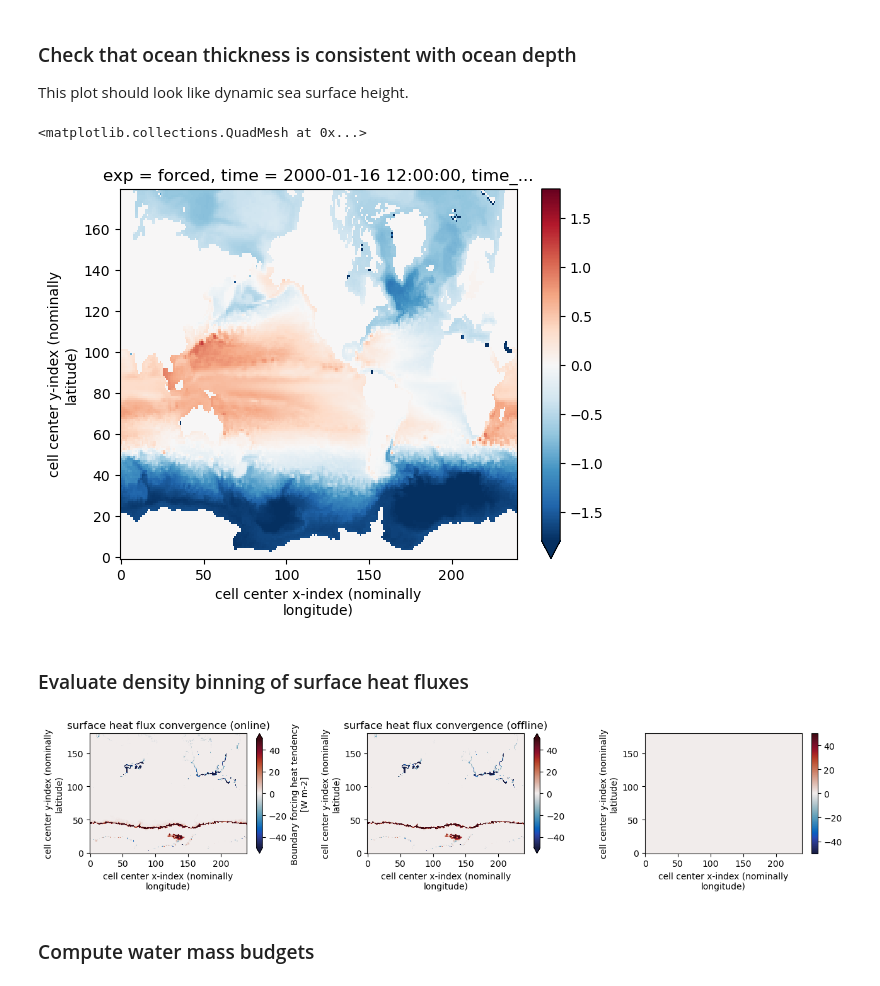
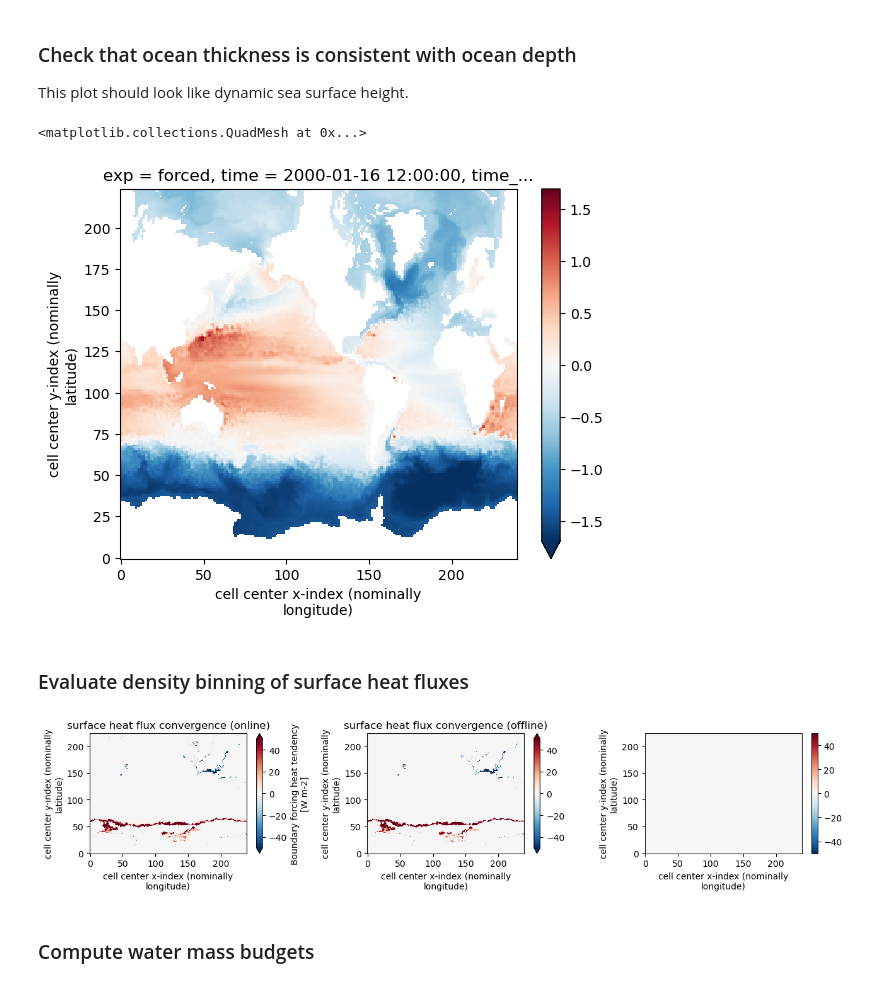
Before and after one commit to hdrake/CM4Xutils, a Jupyter notebook: examples/wmb_from_zarr.ipynb, the cells around one changed output. Saved outputs shown, nothing was run; the diff lists cells and outputs as text; code cells hidden in the pictures.

Commit message:
Re-ran notebook with v1.0.0 budget dataset
The time-mean WMT budget does not perceptibly changed.

I also updated the environment file to include the xwmb dep
required to run this notebook

```diff
--- a/examples/wmb_from_zarr.ipynb
+++ b/examples/wmb_from_zarr.ipynb
@@ -10,7 +10,7 @@ from CM4Xutils import *
 # %% [markdown]
 ### Load coarsened zarr data
 # %%
-local_path_to_budgets_zarr = "../../../codedev/CM4Xutils/data/coarsened/CM4Xp25_budgets_sigma2_2000-2004.zarr"
+local_path_to_budgets_zarr = "../../../codedev/CM4Xutils/data/coarsened/CM4Xp125_budgets_sigma2_2000-2004.zarr"
 
 ds = xr.open_zarr(local_path_to_budgets_zarr)
 grid = ds_to_grid(ds.fillna(0.))
@@ -24,28 +24,27 @@ This plot should look like dynamic sea surface height.
 (grid._ds.thkcello.isel(exp=0, time=0).sum("sigma2_l") - grid._ds.deptho).plot(robust=True)
 # %% [output]
 <matplotlib.collections.QuadMesh at 0x...>
-[figure, old version]
+[figure, new version]
 # %% [markdown]
 ### Evaluate density binning of surface heat fluxes
 # %%
 import matplotlib.pyplot as plt
-import cmocean.cm as cmo
 
 plt.figure(figsize=(13, 3))
 plt.subplot(1,3,1)
-(ds.boundary_forcing_heat_tendency.fillna(0.)).isel(exp=0, time=0).sel(sigma2_l=35.75, method="nearest").plot(vmin=-50, vmax=50, cmap=cmo.balance)
+(ds.boundary_forcing_heat_tendency.fillna(0.)).isel(exp=0, time=0).sel(sigma2_l=35.75, method="nearest").plot(vmin=-50, vmax=50, cmap="RdBu_r")
 plt.title("surface heat flux convergence (online)")
 
 plt.subplot(1,3,2)
-((ds.hflso + ds.hfsso + ds.rlntds + ds.rsdoabsorb + ds.heat_content_surfwater).fillna(0.)).isel(exp=0, time=0).sel(sigma2_l=35.75, method="nearest").plot(vmin=-50, vmax=50, cmap=cmo.balance)
+((ds.hflso + ds.hfsso + ds.rlntds + ds.rsdoabsorb + ds.heat_content_surfwater).fillna(0.)).isel(exp=0, time=0).sel(sigma2_l=35.75, method="nearest").plot(vmin=-50, vmax=50, cmap="RdBu_r")
 plt.title("surface heat flux convergence (offline)")
 
 plt.subplot(1,3,3)
-((ds.boundary_forcing_heat_tendency - (ds.hflso + ds.hfsso + ds.rlntds + ds.rsdoabsorb + ds.heat_content_surfwater)).fillna(0.)).isel(exp=0, time=0).sel(sigma2_l=35.75, method="nearest").plot(vmin=-50, vmax=50, cmap=cmo.balance)
+((ds.boundary_forcing_heat_tendency - (ds.hflso + ds.hfsso + ds.rlntds + ds.rsdoabsorb + ds.heat_content_surfwater)).fillna(0.)).isel(exp=0, time=0).sel(sigma2_l=35.75, method="nearest").plot(vmin=-50, vmax=50, cmap="RdBu_r")
 plt.title("")
 plt.tight_layout()
 # %% [output]
-[figure, old version]
+[figure, new version]
 # %% [markdown]
 ### Compute water mass budgets
 # %%
```
Also changed, not shown: parts of 2 cells of this notebook, 1 other file.
